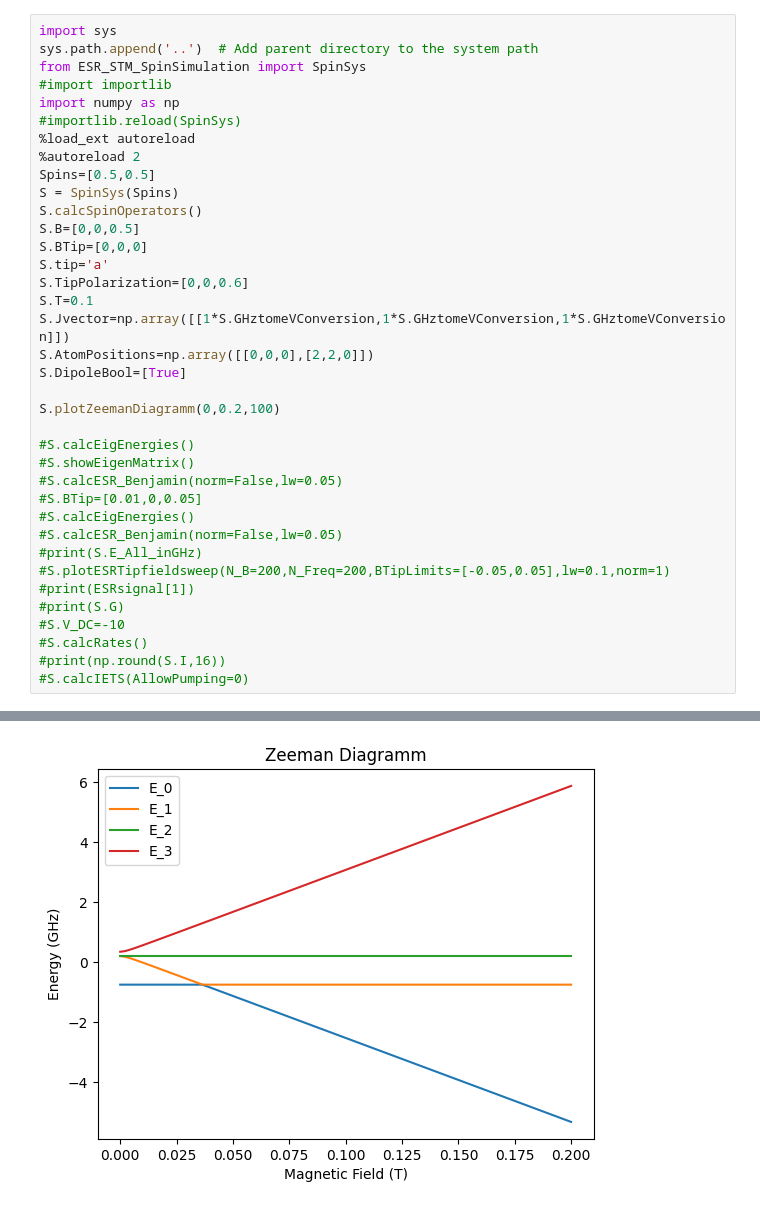
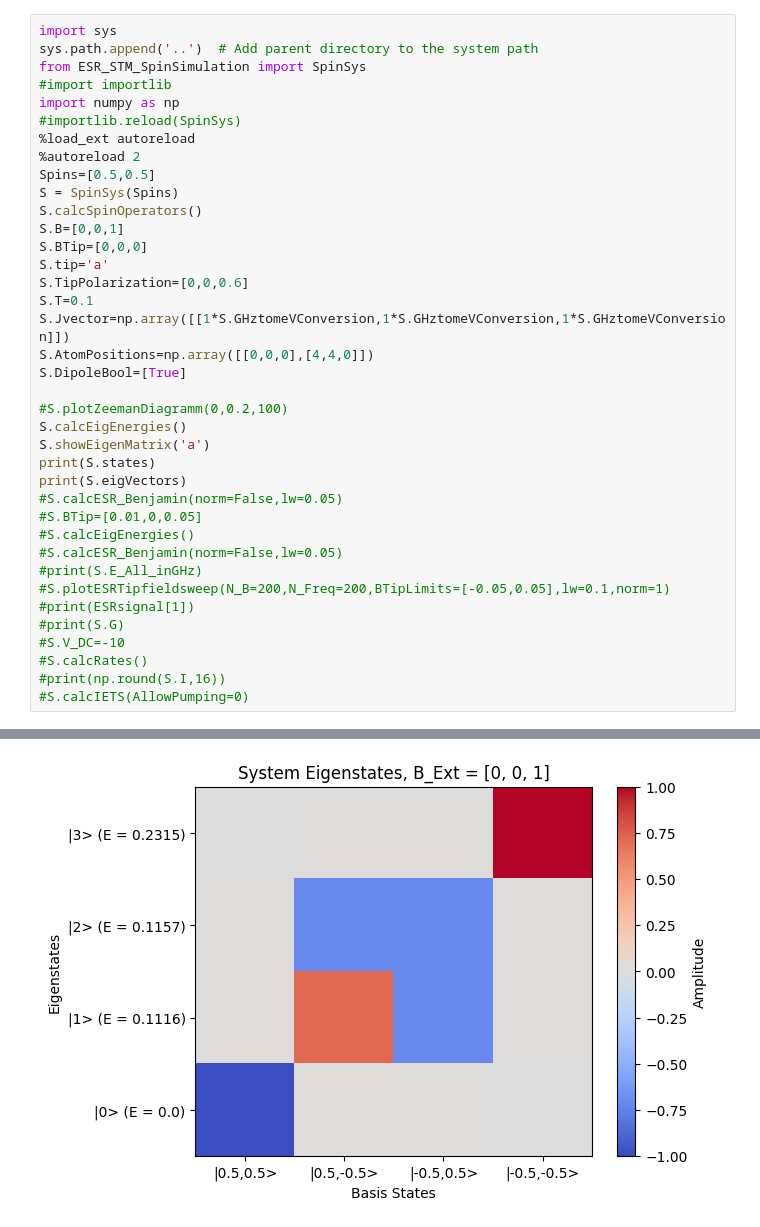
Before and after one commit to paulgreule1999/ESR-Simulation, a Jupyter notebook: Test_SpinSim.ipynb, the cells around one changed output, grey strips where cells are left out. Saved outputs shown, nothing was run; the diff lists cells and outputs as text.

```diff
--- a/Test_SpinSim.ipynb
+++ b/Test_SpinSim.ipynb
@@ -10,19 +10,20 @@ import numpy as np
 Spins=[0.5,0.5]
 S = SpinSys(Spins)
 S.calcSpinOperators()
-S.B=[0,0,0.5]
+S.B=[0,0,1]
 S.BTip=[0,0,0]
 S.tip='a'
 S.TipPolarization=[0,0,0.6]
 S.T=0.1
 S.Jvector=np.array([[1*S.GHztomeVConversion,1*S.GHztomeVConversion,1*S.GHztomeVConversion]])
-S.AtomPositions=np.array([[0,0,0],[2,2,0]])
+S.AtomPositions=np.array([[0,0,0],[4,4,0]])
 S.DipoleBool=[True]
 
-S.plotZeemanDiagramm(0,0.2,100)
-
-#S.calcEigEnergies()
-#S.showEigenMatrix()
+#S.plotZeemanDiagramm(0,0.2,100)
+S.calcEigEnergies()
+S.showEigenMatrix('a')
+print(S.states)
+print(S.eigVectors)
 #S.calcESR_Benjamin(norm=False,lw=0.05)
 #S.BTip=[0.01,0,0.05]
 #S.calcEigEnergies()
@@ -42 +54 @@ The autoreload extension is already loaded. To reload it, use:
-[figure, old version]
+[figure, new version]
```
Also changed, not shown: parts of 3 cells of this notebook, 2 other files.
